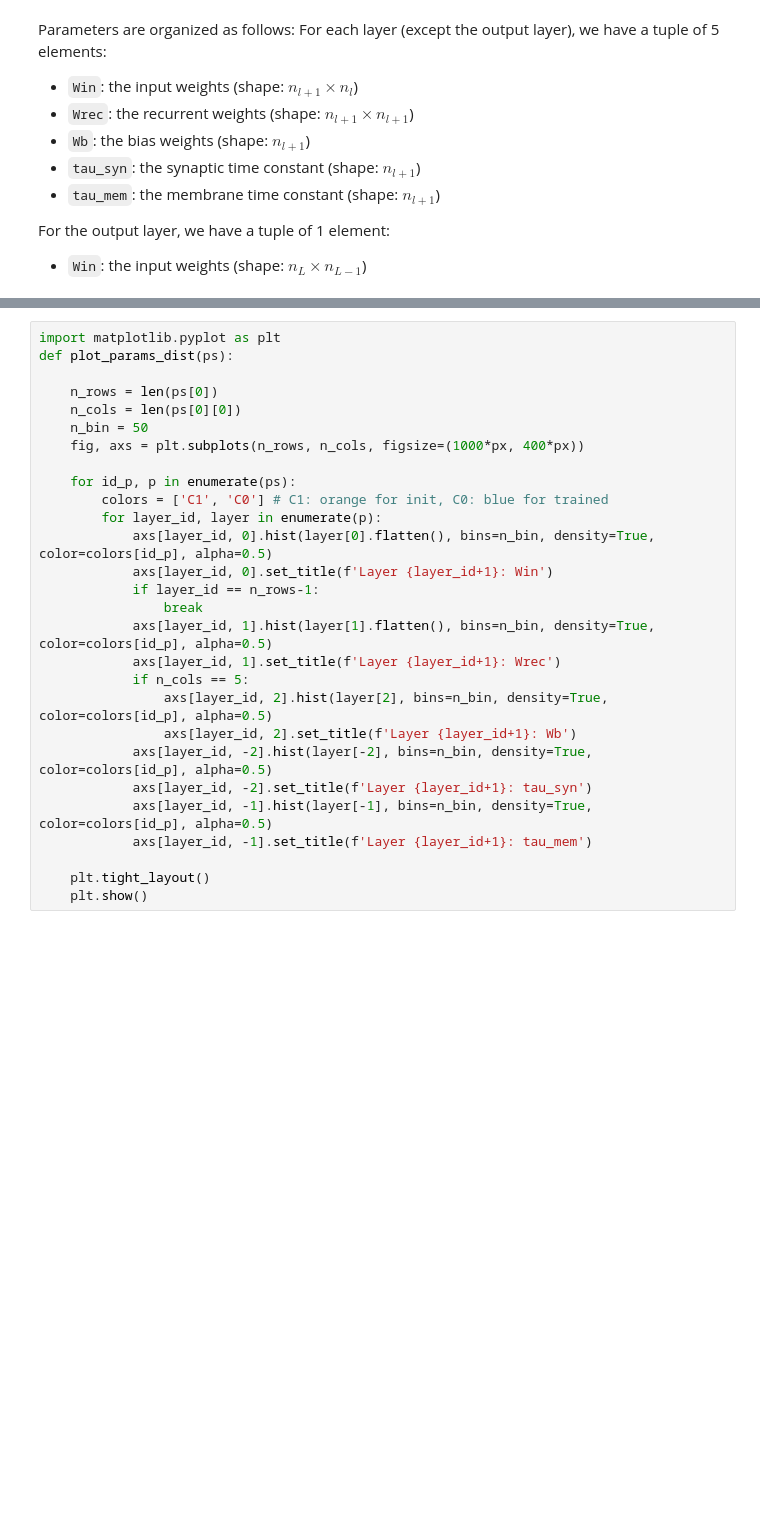
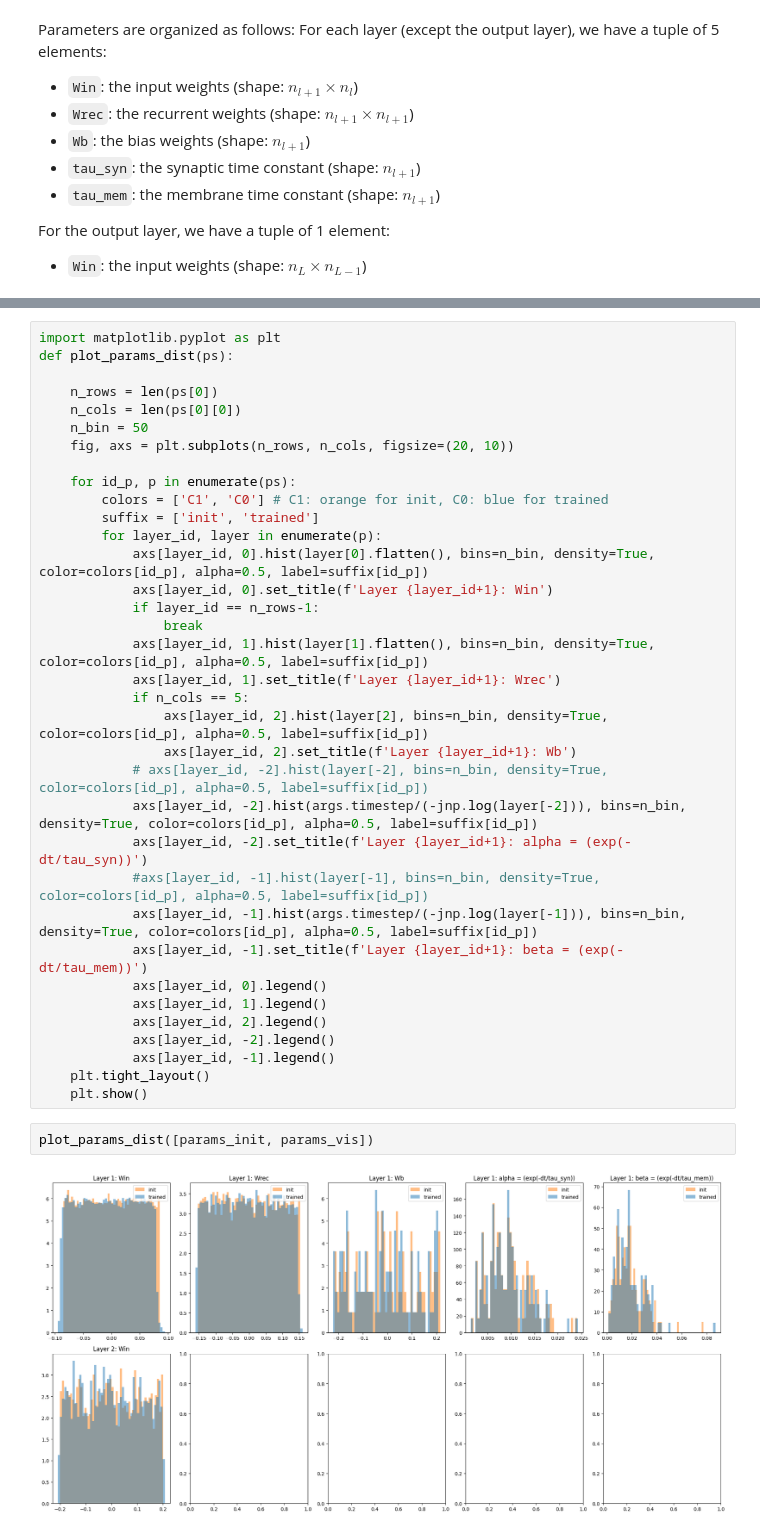
Before and after one commit to TristanTorchet/SNN, a Jupyter notebook: pn2021_Rn.ipynb, the cells around one changed output, grey strips where cells are left out. Saved outputs shown, nothing was run; the diff lists cells and outputs as text; blank space fills up the shorter version.

```diff
--- a/pn2021_Rn.ipynb
+++ b/pn2021_Rn.ipynb
@@ -377,26 +453,37 @@ def plot_params_dist(ps):
     n_rows = len(ps[0])
     n_cols = len(ps[0][0])
     n_bin = 50
-    fig, axs = plt.subplots(n_rows, n_cols, figsize=(1000*px, 400*px))
+    fig, axs = plt.subplots(n_rows, n_cols, figsize=(20, 10))
 
     for id_p, p in enumerate(ps):
         colors = ['C1', 'C0'] # C1: orange for init, C0: blue for trained
+        suffix = ['init', 'trained']
         for layer_id, layer in enumerate(p):
-            axs[layer_id, 0].hist(layer[0].flatten(), bins=n_bin, density=True, color=colors[id_p], alpha=0.5)
+            axs[layer_id, 0].hist(layer[0].flatten(), bins=n_bin, density=True, color=colors[id_p], alpha=0.5, label=suffix[id_p])
             axs[layer_id, 0].set_title(f'Layer {layer_id+1}: Win')
             if layer_id == n_rows-1:
                 break
-            axs[layer_id, 1].hist(layer[1].flatten(), bins=n_bin, density=True, color=colors[id_p], alpha=0.5)
+            axs[layer_id, 1].hist(layer[1].flatten(), bins=n_bin, density=True, color=colors[id_p], alpha=0.5, label=suffix[id_p])
             axs[layer_id, 1].set_title(f'Layer {layer_id+1}: Wrec')
             if n_cols == 5:
-                axs[layer_id, 2].hist(layer[2], bins=n_bin, density=True, color=colors[id_p], alpha=0.5)
+                axs[layer_id, 2].hist(layer[2], bins=n_bin, density=True, color=colors[id_p], alpha=0.5, label=suffix[id_p])
                 axs[layer_id, 2].set_title(f'Layer {layer_id+1}: Wb')
-            axs[layer_id, -2].hist(layer[-2], bins=n_bin, density=True, color=colors[id_p], alpha=0.5)
-            axs[layer_id, -2].set_title(f'Layer {layer_id+1}: tau_syn')
-            axs[layer_id, -1].hist(layer[-1], bins=n_bin, density=True, color=colors[id_p], alpha=0.5)
-            axs[layer_id, -1].set_title(f'Layer {layer_id+1}: tau_mem')
-
+            # axs[layer_id, -2].hist(layer[-2], bins=n_bin, density=True, color=colors[id_p], alpha=0.5, label=suffix[id_p])
+            axs[layer_id, -2].hist(args.timestep/(-jnp.log(layer[-2])), bins=n_bin, density=True, color=colors[id_p], alpha=0.5, label=suffix[id_p])
+            axs[layer_id, -2].set_title(f'Layer {layer_id+1}: alpha = (exp(-dt/tau_syn))')
+            #axs[layer_id, -1].hist(layer[-1], bins=n_bin, density=True, color=colors[id_p], alpha=0.5, label=suffix[id_p])
+            axs[layer_id, -1].hist(args.timestep/(-jnp.log(layer[-1])), bins=n_bin, density=True, color=colors[id_p], alpha=0.5, label=suffix[id_p])
+            axs[layer_id, -1].set_title(f'Layer {layer_id+1}: beta = (exp(-dt/tau_mem))')
+            axs[layer_id, 0].legend()
+            axs[layer_id, 1].legend()
+            axs[layer_id, 2].legend()
+            axs[layer_id, -2].legend()
+            axs[layer_id, -1].legend()
     plt.tight_layout()
     plt.show()
+# %%
+plot_params_dist([params_init, params_vis])
+# %% [output]
+[figure, added]
 # %%
 plot_params_dist([params_init, params_trained])
```
Also changed, not shown: parts of 14 cells of this notebook, 3 other files.
